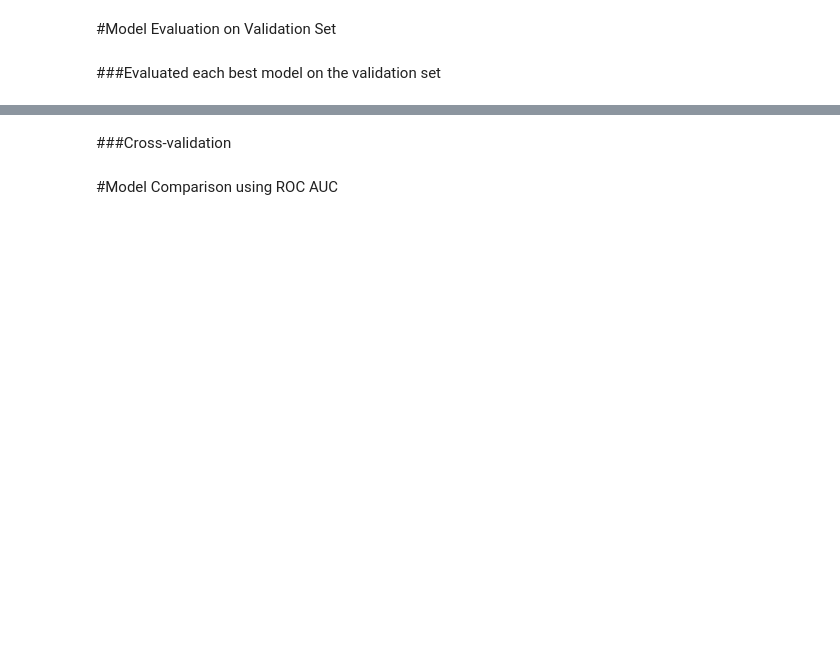
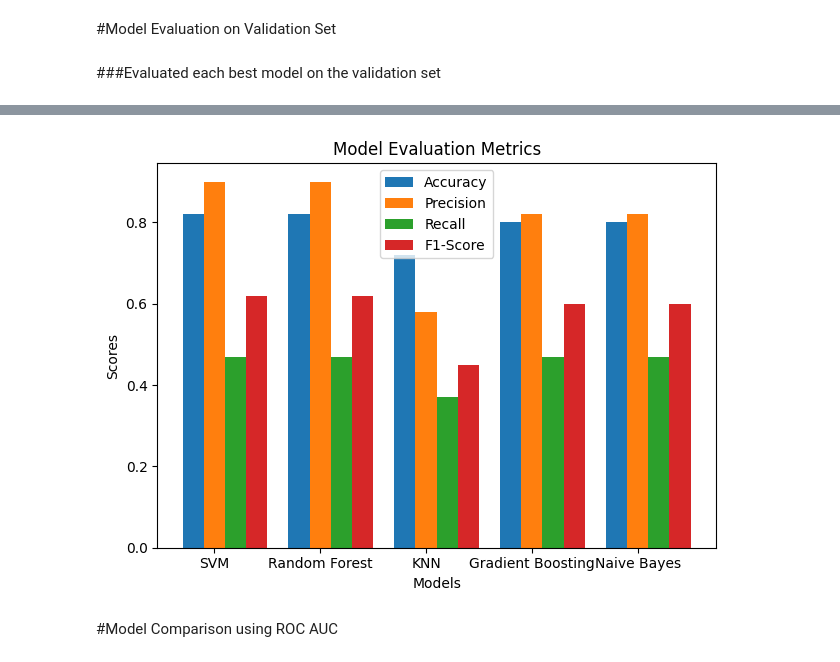
Before and after one commit to joeyeuron/Case-Study-CE880, a Jupyter notebook: Final_Draft.ipynb, the cells around one changed output, grey strips where cells are left out. Drawn from its saved outputs; the diff is of its cells as text; code cells hidden in the pictures; blank space fills up the shorter version.

```diff
--- a/Final_Draft.ipynb
+++ b/Final_Draft.ipynb
@@ -264,35 +398,32 @@ for best_model, model_name in zip(best_models, model_names):
 # %%
-import matplotlib.pyplot as plt
-import numpy as np
-
 # List of model names
 model_names = ['SVM', 'Random Forest', 'KNN', 'Gradient Boosting', 'Naive Bayes']
 
 # List of corresponding metrics
-accuracy_scores = [...]  # Replace with your actual accuracy scores
-precision_scores = [...]  # Replace with your actual precision scores
-recall_scores = [...]  # Replace with your actual recall scores
-f1_scores = [...]  # Replace with your actual F1 scores
+accuracy_scores = [0.82, 0.82, 0.72, 0.80, 0.80]
+precision_scores = [0.90, 0.90, 0.58, 0.82, 0.82]
+recall_scores = [0.47, 0.47, 0.37, 0.47, 0.47]
+f1_scores = [0.62, 0.62, 0.45, 0.60, 0.60]
 
-# Set positions for the bars
+# Setting positions for the bars
 x = np.arange(len(model_names))
 width = 0.2
 
-# Create bar plots for each metric
+# Creating bar plots for each metric
 plt.bar(x - width, accuracy_scores, width, label='Accuracy')
 plt.bar(x, precision_scores, width, label='Precision')
 plt.bar(x + width, recall_scores, width, label='Recall')
 plt.bar(x + 2 * width, f1_scores, width, label='F1-Score')
 
-# Set labels and title
+# Setting labels and title
 plt.xlabel('Models')
 plt.ylabel('Scores')
 plt.title('Model Evaluation Metrics')
 plt.xticks(x, model_names)
 plt.legend()
 
-# Display the plot
+# Displaying the plot
 plt.tight_layout()
 plt.show()
+# %% [output]
+[figure, added]
-# %% [markdown]
-###Cross-validation
```
Also changed, not shown: parts of 24 cells of this notebook.
